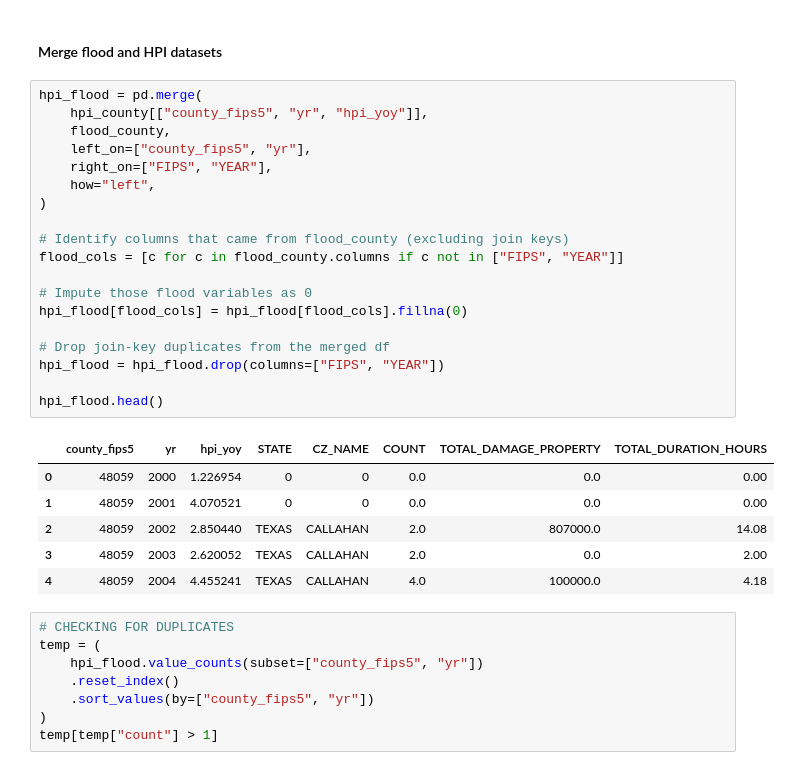
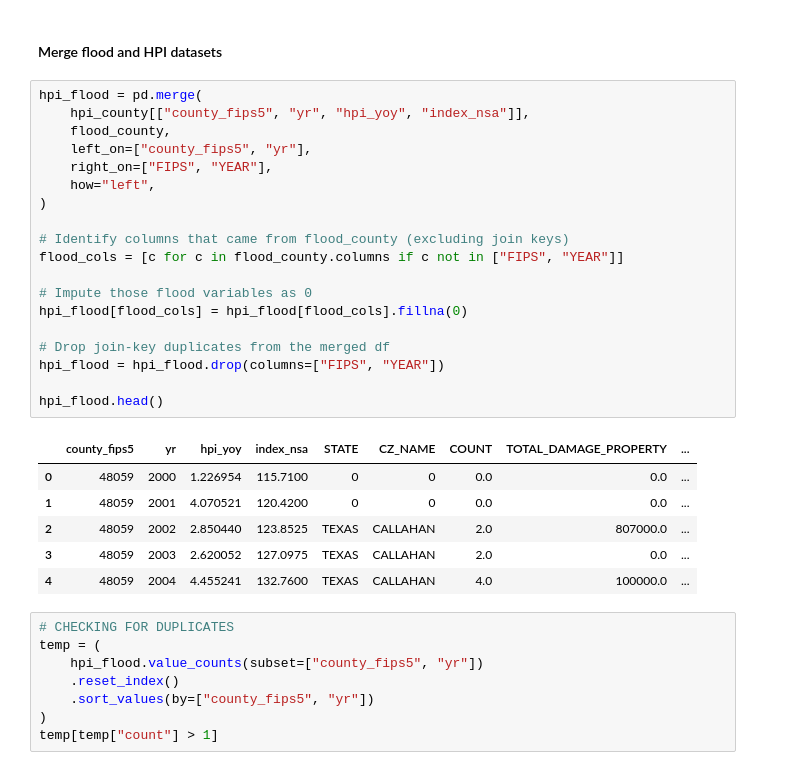
Before and after one commit to Ramil-cyber/Capstone_Citizensbank_climate-risk_insurance-exposure_monitoring, a Jupyter notebook: 03_code/data_exploration/datasets_join_v3-JianingJipu.ipynb, the cells around one changed output. Saved outputs shown, nothing was run; the diff lists cells and outputs as text.

```diff
--- a/03_code/data_exploration/datasets_join_v3-JianingJipu.ipynb
+++ b/03_code/data_exploration/datasets_join_v3-JianingJipu.ipynb
@@ -87,30 +87,30 @@ array([ 1005,  1011,  1013, ..., 56041, 56043, 56045], shape=(2115,))
 #### Merge flood and HPI datasets
 # %%
 hpi_flood = pd.merge(
-    hpi_county[["county_fips5", "yr", "hpi_yoy"]],
+    hpi_county[["county_fips5", "yr", "hpi_yoy", "index_nsa"]],
     flood_county,
     left_on=["county_fips5", "yr"],
     right_on=["FIPS", "YEAR"],
     how="left",
 )
 
 # Identify columns that came from flood_county (excluding join keys)
 flood_cols = [c for c in flood_county.columns if c not in ["FIPS", "YEAR"]]
 
 # Impute those flood variables as 0
 hpi_flood[flood_cols] = hpi_flood[flood_cols].fillna(0)
 
 # Drop join-key duplicates from the merged df
 hpi_flood = hpi_flood.drop(columns=["FIPS", "YEAR"])
 
 hpi_flood.head()
 # %% [output]
-|  | county_fips5 | yr | hpi_yoy | STATE | CZ_NAME | COUNT | TOTAL_DAMAGE_PROPERTY | TOTAL_DURATION_HOURS |
-| 0 | 48059 | 2000 | 1.226954 | 0 | 0 | 0.0 | 0.0 | 0.00 |
-| 1 | 48059 | 2001 | 4.070521 | 0 | 0 | 0.0 | 0.0 | 0.00 |
-| 2 | 48059 | 2002 | 2.850440 | TEXAS | CALLAHAN | 2.0 | 807000.0 | 14.08 |
-| 3 | 48059 | 2003 | 2.620052 | TEXAS | CALLAHAN | 2.0 | 0.0 | 2.00 |
-| 4 | 48059 | 2004 | 4.455241 | TEXAS | CALLAHAN | 4.0 | 100000.0 | 4.18 |
+|  | county_fips5 | yr | hpi_yoy | index_nsa | STATE | CZ_NAME | COUNT | TOTAL_DAMAGE_PROPERTY | ... |
+| 0 | 48059 | 2000 | 1.226954 | 115.7100 | 0 | 0 | 0.0 | 0.0 | ... |
+| 1 | 48059 | 2001 | 4.070521 | 120.4200 | 0 | 0 | 0.0 | 0.0 | ... |
+| 2 | 48059 | 2002 | 2.850440 | 123.8525 | TEXAS | CALLAHAN | 2.0 | 807000.0 | ... |
+| 3 | 48059 | 2003 | 2.620052 | 127.0975 | TEXAS | CALLAHAN | 2.0 | 0.0 | ... |
+| 4 | 48059 | 2004 | 4.455241 | 132.7600 | TEXAS | CALLAHAN | 4.0 | 100000.0 | ... |
 # %%
 # CHECKING FOR DUPLICATES
 temp = (
```
Also changed, not shown: parts of 7 cells of this notebook, 4 other files.
